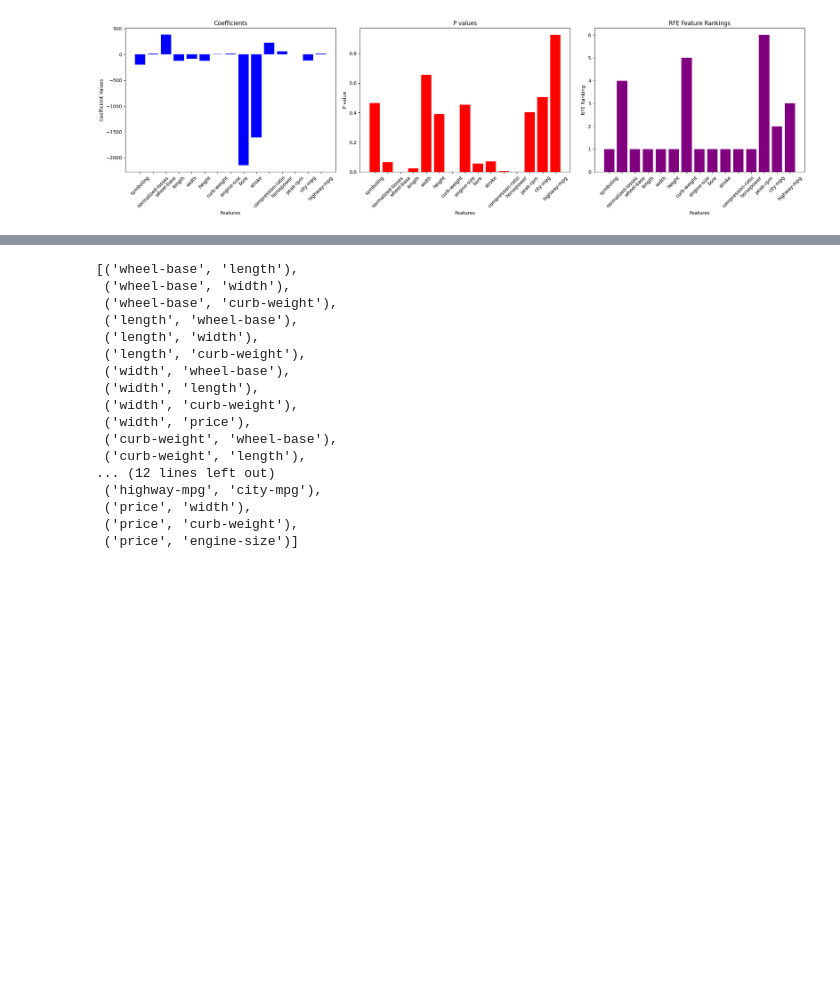
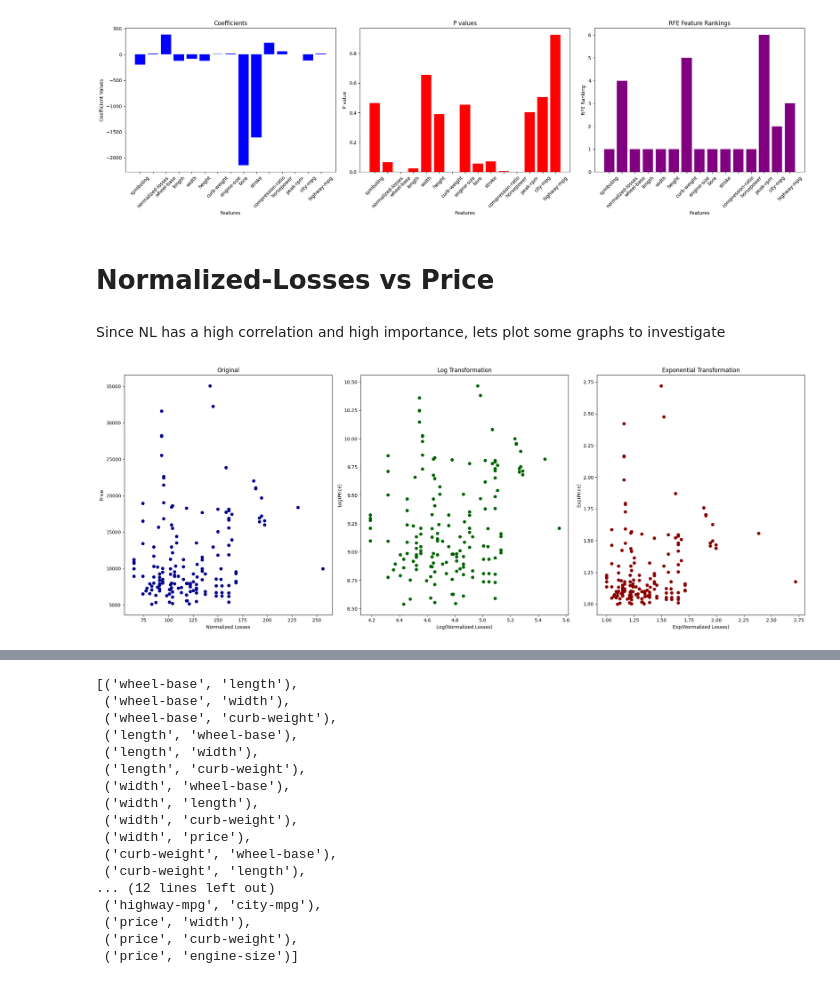
Before and after one commit to fbarulli/MLE_work, a Jupyter notebook: sprint4/124/extended_studies.ipynb, the cells around one changed output, grey strips where cells are left out. Drawn from its saved outputs; the diff is of its cells as text; code cells hidden in the pictures; blank space fills up the shorter version.

Commit message:
new graphs

```diff
--- a/sprint4/124/extended_studies.ipynb
+++ b/sprint4/124/extended_studies.ipynb
@@ -150,3 +150,40 @@ plt.tight_layout()
 plt.show()
 # %% [output]
 [figure]
+# %% [markdown]
+# Normalized-Losses vs Price
+# %% [markdown]
+Since NL has a high correlation and high importance, lets plot some graphs to investigate
+# %%
+from sklearn.preprocessing import MinMaxScaler
+
+# Scale the data
+scaler = MinMaxScaler()
+normalized_losses_scaled = scaler.fit_transform(df[['normalized-losses']])
+price_scaled = scaler.fit_transform(df[['price']])
+
+# Plotting
+fig, (ax1, ax2, ax3) = plt.subplots(1, 3, figsize=(21, 8))
+
+# Original scatter plot
+ax1.scatter(df['normalized-losses'], df['price'], color='darkblue')
+ax1.set_title('Original')
+ax1.set_xlabel('Normalized Losses')
+ax1.set_ylabel('Price')
+
+# Log transformation
+ax2.scatter(np.log1p(df['normalized-losses']), np.log1p(df['price']), color='darkgreen')
+ax2.set_title('Log Transformation')
+ax2.set_xlabel('Log(Normalized Losses)')
+ax2.set_ylabel('Log(Price)')
+
+# Exponential transformation with scaled data
+ax3.scatter(np.exp(normalized_losses_scaled), np.exp(price_scaled), color='darkred')
+ax3.set_title('Exponential Transformation')
+ax3.set_xlabel('Exp(Normalized Losses)')
+ax3.set_ylabel('Exp(Price)')
+
+plt.tight_layout()
+plt.show()
+# %% [output]
+[figure, added]
```
Also changed, not shown: parts of 2 cells of this notebook.
